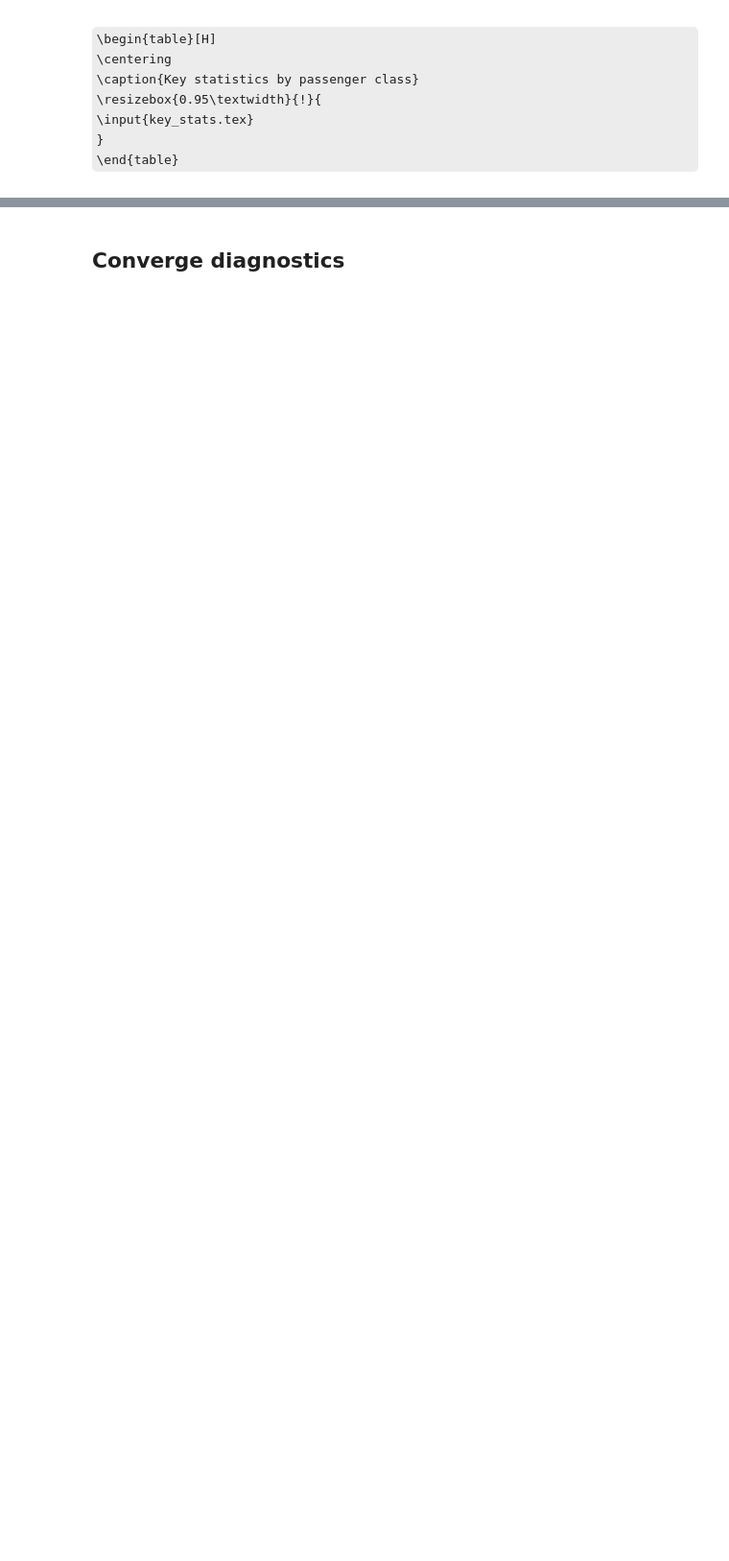
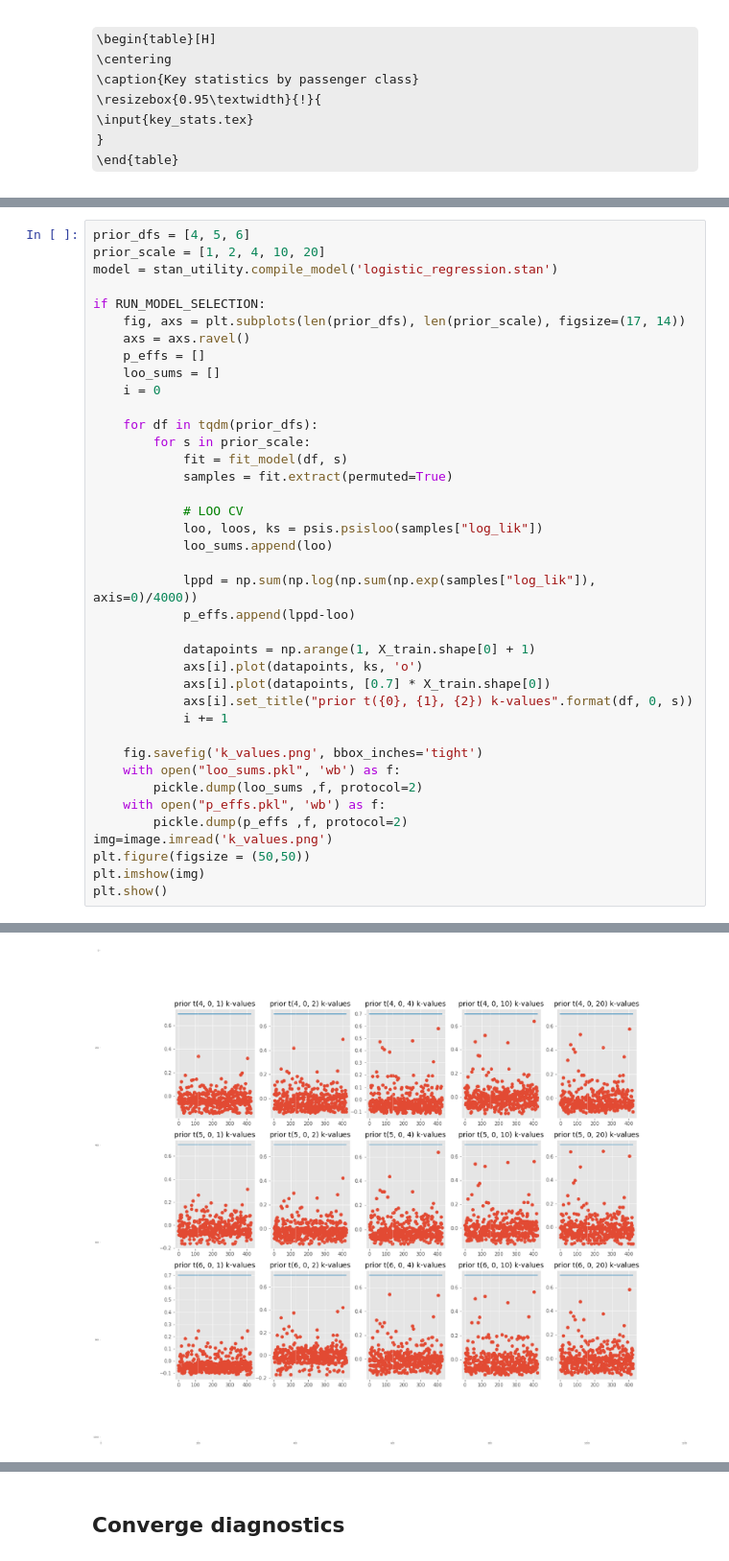
Before and after one commit to kapalk/bayesian_data_analysis_titanic, a Jupyter notebook: code/Bayesian Data Analysis - Course Project.ipynb, the cells around one changed output, grey strips where cells are left out. Shown at 96% size. Saved outputs shown, nothing was run; the diff lists cells and outputs as text; some formulas as TeX source; blank space fills up the shorter version.

```diff
--- a/code/Bayesian Data Analysis - Course Project.ipynb
+++ b/code/Bayesian Data Analysis - Course Project.ipynb
@@ -124,0 +139,40 @@ samples = fit.extract(permuted=True)
+# %%
+prior_dfs = [4, 5, 6]
+prior_scale = [1, 2, 4, 10, 20]
+model = stan_utility.compile_model('logistic_regression.stan')
+
+if RUN_MODEL_SELECTION:
+    fig, axs = plt.subplots(len(prior_dfs), len(prior_scale), figsize=(17, 14))
+    axs = axs.ravel()
+    p_effs = []
+    loo_sums = []
+    i = 0
+
+    for df in tqdm(prior_dfs):
+        for s in prior_scale:
+            fit = fit_model(df, s)
+            samples = fit.extract(permuted=True)
+
+            # LOO CV
+            loo, loos, ks = psis.psisloo(samples["log_lik"])
+            loo_sums.append(loo)
+
+            lppd = np.sum(np.log(np.sum(np.exp(samples["log_lik"]), axis=0)/4000))
+            p_effs.append(lppd-loo)
+
+            datapoints = np.arange(1, X_train.shape[0] + 1)
+            axs[i].plot(datapoints, ks, 'o')
+            axs[i].plot(datapoints, [0.7] * X_train.shape[0])
+            axs[i].set_title("prior t({0}, {1}, {2}) k-values".format(df, 0, s))
+            i += 1
+
+    fig.savefig('k_values.png', bbox_inches='tight')
+    with open("loo_sums.pkl", 'wb') as f:
+        pickle.dump(loo_sums ,f, protocol=2)
+    with open("p_effs.pkl", 'wb') as f:
+        pickle.dump(p_effs ,f, protocol=2)
+img=image.imread('k_values.png')
+plt.figure(figsize = (50,50))
+plt.imshow(img)
+plt.show()
+# %% [output]
@@ -124,0 +180 @@ samples = fit.extract(permuted=True)
+[figure, added]
```
Also changed, not shown: parts of 20 cells of this notebook, 5 other files.
